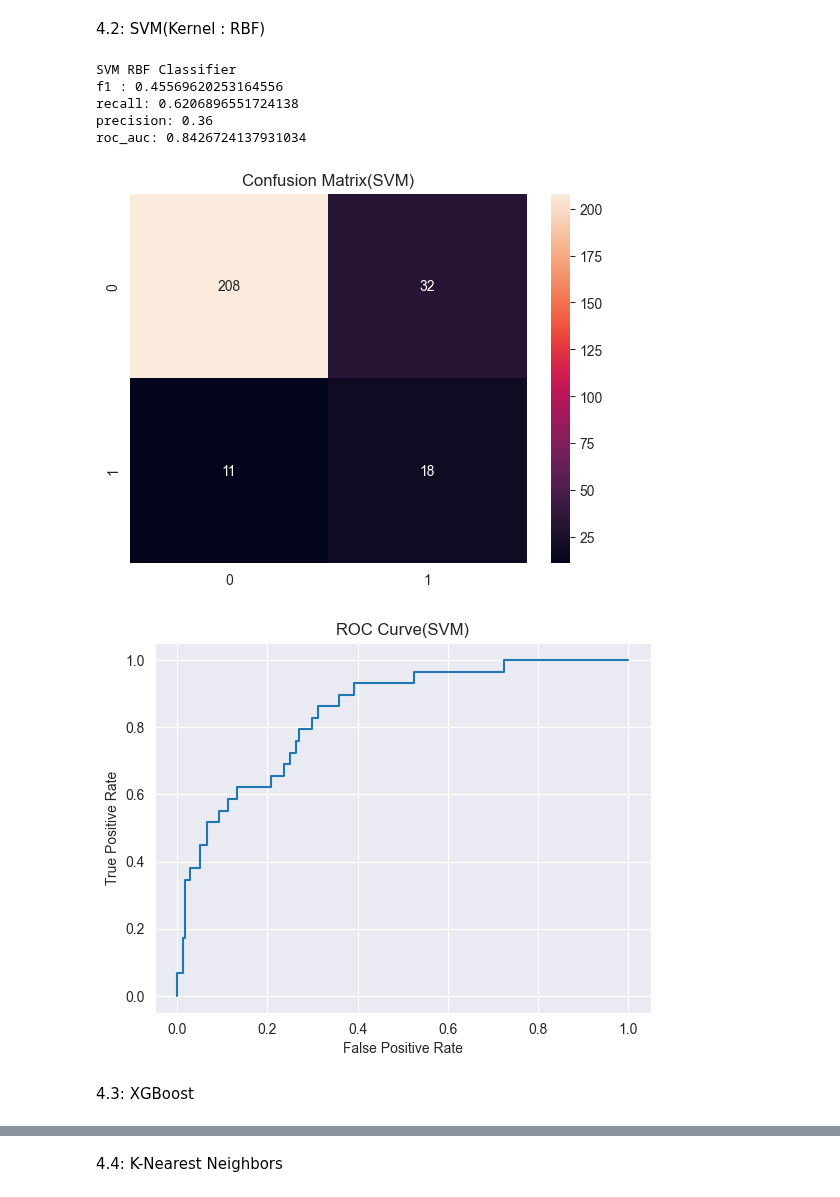
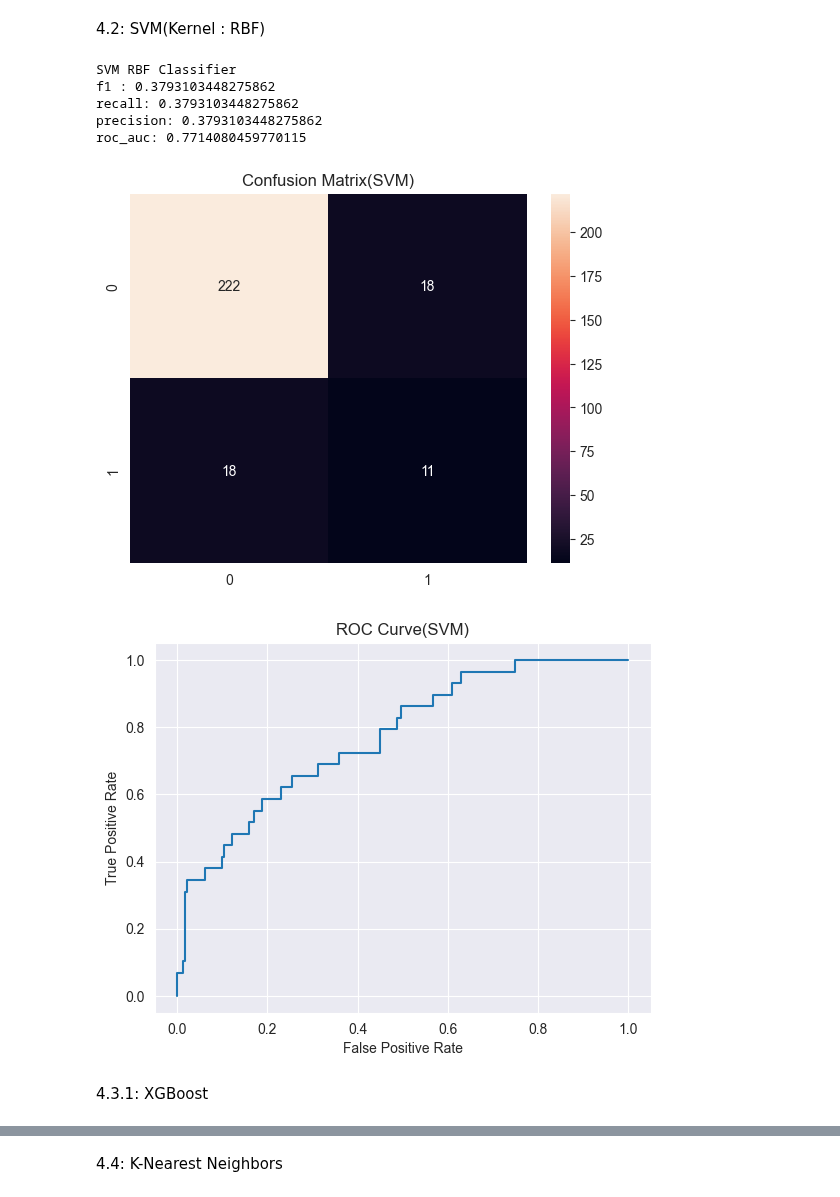
Before and after one commit to MohammadMahdiRazavi/Machine-Learning-Course, a Jupyter notebook: Assignment4/Employee Attrition.ipynb, the cells around one changed output, grey strips where cells are left out. Cells and saved outputs as stored; diff of their text form; code cells hidden in the pictures.

```diff
--- a/Assignment4/Employee Attrition.ipynb
+++ b/Assignment4/Employee Attrition.ipynb
@@ -125,8 +125,12 @@ roc_auc: 0.8316091954022988
 # %% [markdown]
 4.1: SVM(kernel = linear)
 # %%
+sm = SMOTE(random_state=42)
+x_res, y_res = sm.fit_resample(x_train, y_train)
+
+
 svm_linear = SVC(kernel='linear', class_weight='balanced', probability=True)
-svm_linear.fit(x_train, y_train)
+svm_linear.fit(x_res, y_res)
 y_pred_svm_linear = svm_linear.predict(x_test)
 
 print('SVM Linear Classifier')
@@ -160,37 +164,37 @@ roc_auc score: 0.8362068965517242
 4.2: SVM(Kernel : RBF)
 # %%
 svm_rbf = SVC(kernel='rbf', class_weight='balanced', probability=True)
-svm_rbf.fit(x_train, y_train)
+svm_rbf.fit(x_res, y_res)
 y_pred_svm_rbf = svm_rbf.predict(x_test)
 
 print('SVM RBF Classifier')
 print(f'f1 : {f1_score(y_test, y_pred_svm_rbf)}')
 print(f'recall: {recall_score(y_test, y_pred_svm_rbf)}')
 print(f'precision: {precision_score(y_test, y_pred_svm_rbf)}')
 print(f'roc_auc: {roc_auc_score(y_test, svm_rbf.predict_proba(x_test)[:, 1])}')
 
 
 sns.heatmap(confusion_matrix(y_test, y_pred_svm_rbf), annot=True, fmt='d')
 plt.title('Confusion Matrix(SVM)')
 plt.show()
 
 
 fpr, tpr, thresholds = roc_curve(y_test, svm_rbf.predict_proba(x_test)[:, 1])
 plt.plot(fpr, tpr)
 plt.title('ROC Curve(SVM)')
 plt.xlabel('False Positive Rate')
 plt.ylabel('True Positive Rate')
 plt.grid(True)
 plt.show()
 # %% [output]
 SVM RBF Classifier
-f1 : 0.45569620253164556
-recall: 0.6206896551724138
-precision: 0.36
-roc_auc: 0.8426724137931034
+f1 : 0.3793103448275862
+recall: 0.3793103448275862
+precision: 0.3793103448275862
+roc_auc: 0.7714080459770115
-[figure, old version]
+[figure, new version]
-[figure, old version]
+[figure, new version]
 # %% [markdown]
-4.3: XGBoost
+4.3.1: XGBoost
 # %%
 xgb = XGBClassifier(scale_pos_weight=(y_train.value_counts()[0] / y_train.value_counts()[1]), eval_metric='auc')
```
Also changed, not shown: parts of 6 cells of this notebook.
